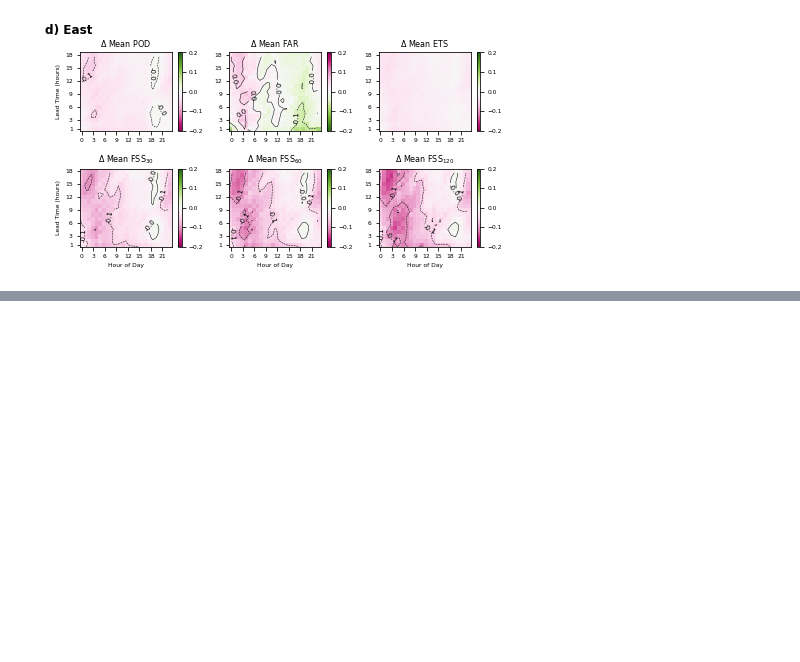
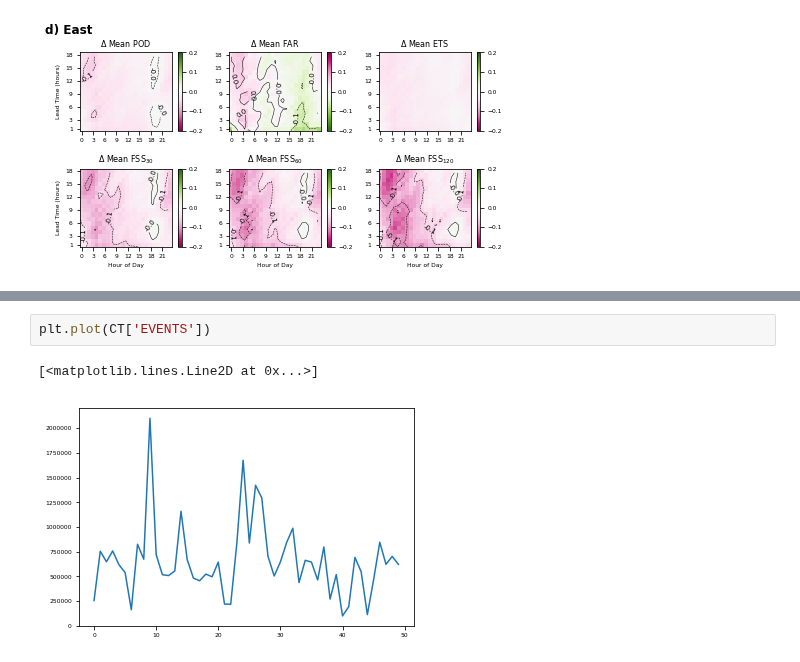
Before and after one commit to blaylockbk/pyBKB_v3, a Jupyter notebook: publications/GLM_HRRR/Fig-07_Hovmoller.ipynb, the cells around one changed output, grey strips where cells are left out. Drawn from its saved outputs; the diff is of its cells as text; blank space fills up the shorter version.

```diff
--- a/publications/GLM_HRRR/Fig-07_Hovmoller.ipynb
+++ b/publications/GLM_HRRR/Fig-07_Hovmoller.ipynb
@@ -315,0 +424,5 @@ Contingency Table Samples: 50
+# %%
+plt.plot(CT['EVENTS'])
+# %% [output]
+[<matplotlib.lines.Line2D at 0x...>]
+[figure, added]
```
Also changed, not shown: parts of 5 cells of this notebook, 11 other files.
